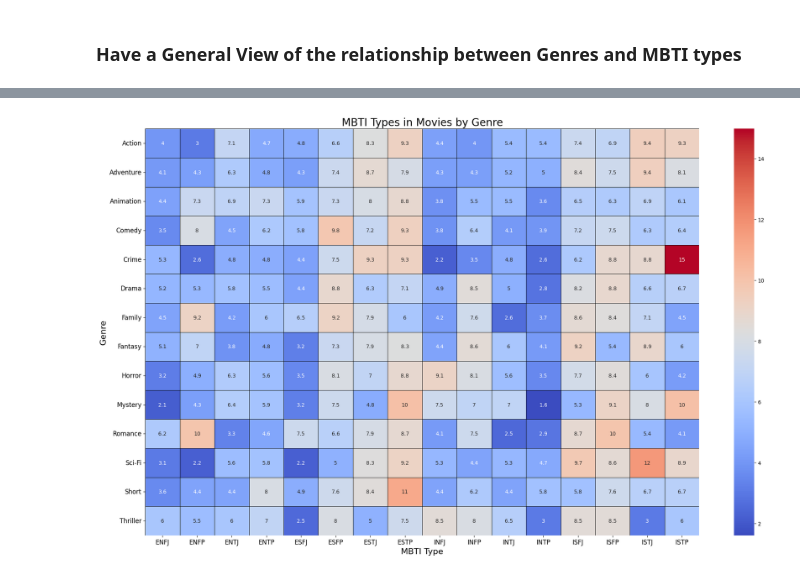
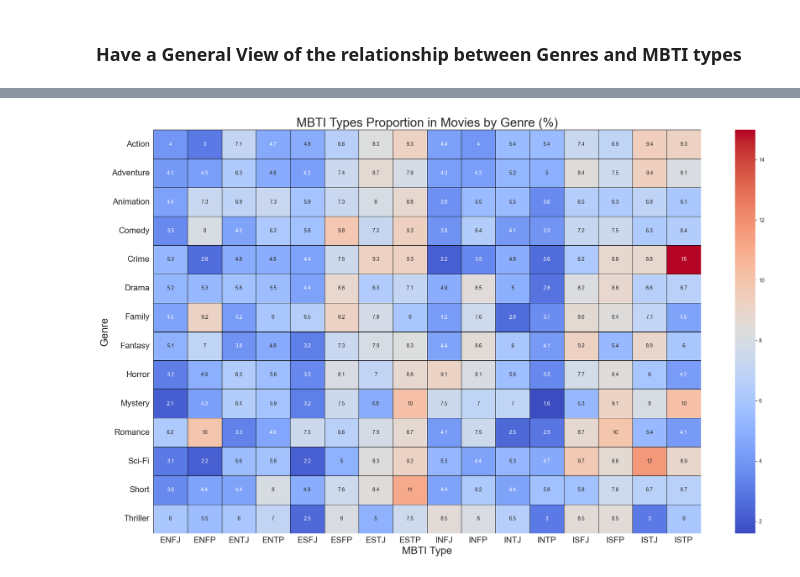
Before and after one commit to Xiaotong1120/Exploratory-Data-Analysis-on-Movie-Characters-MBTI-Personality-Types-, a Jupyter notebook: Genre.ipynb, the cells around one changed output, grey strips where cells are left out. Cells and saved outputs as stored; diff of their text form; code cells hidden in the pictures.

```diff
--- a/Genre.ipynb
+++ b/Genre.ipynb
@@ -44,24 +44,24 @@ mbti_count_by_genre.sample(10)
 # %%
 # Creating a pivot table for better plotting
 pivot_table = mbti_count_by_genre.pivot_table(index='genre', columns='mbti', values='mbti_by_genre_proportion', fill_value=0)
 
 # Convert counts to integers for better formatting in the heatmap
 pivot_table = pivot_table.astype(float)
 
 # Your existing code for creating the heatmap
 plt.figure(figsize=(20, 12))
 sns.heatmap(pivot_table, annot=True, cmap="coolwarm", linewidths=.5, linecolor='black')
-plt.title('MBTI Types in Movies by Genre', fontsize=20)
-plt.ylabel('Genre', fontsize=16)
-plt.xlabel('MBTI Type', fontsize=16)
-plt.xticks(fontsize=12)
-plt.yticks(rotation=0, fontsize=12)
+plt.title('MBTI Types Proportion in Movies by Genre (%)', fontsize=24)
+plt.ylabel('Genre', fontsize=20)
+plt.xlabel('MBTI Type', fontsize=20)
+plt.xticks(fontsize=16)
+plt.yticks(rotation=0, fontsize=16)
 plt.tight_layout()
 
 # Save the figure with high resolution
 plt.savefig("./images/mbti_genre.png", dpi=300)  # Increase the dpi for better quality
 
 # Show the plot
 plt.show()
 # %% [output]
-[figure, old version]
+[figure, new version]
```
Also changed, not shown: parts of 8 cells of this notebook, 6 other files.
